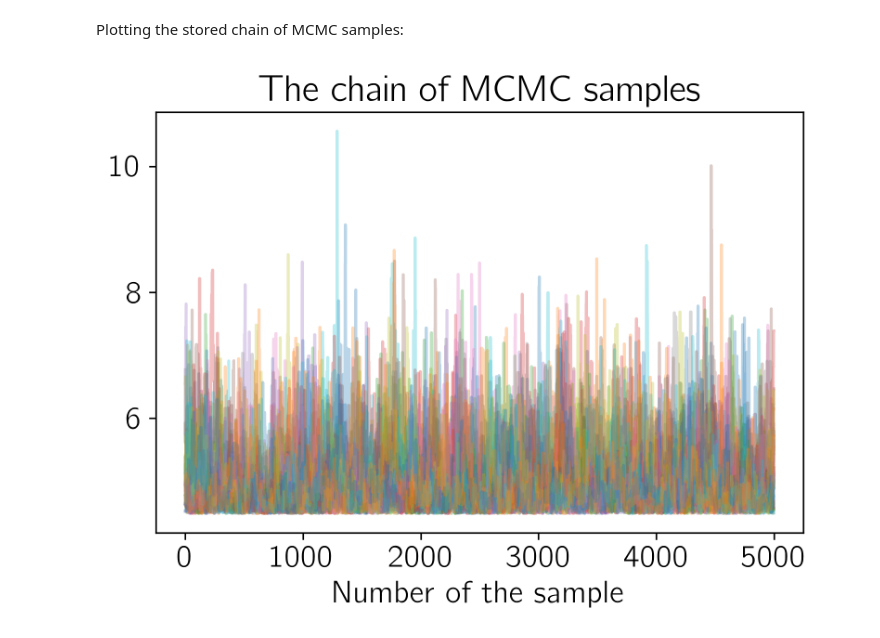
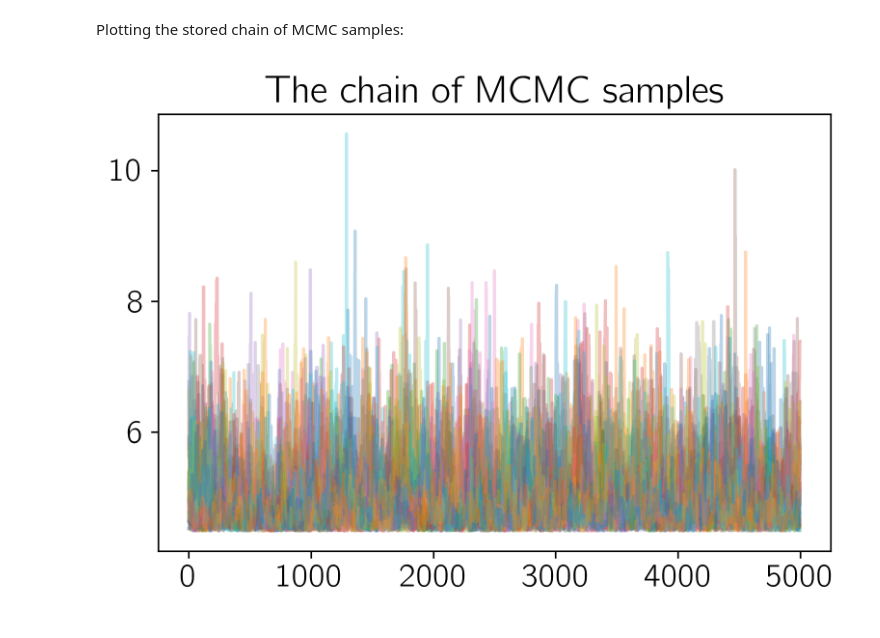
Before and after one commit to paveloom-c/C2, a Jupyter notebook: rotation/rotation.ipynb, the cells around one changed output. Cells and saved outputs as stored; diff of their text form; code cells hidden in the pictures.

```diff
--- a/rotation/rotation.ipynb
+++ b/rotation/rotation.ipynb
@@ -641,20 +641,17 @@ Plotting the stored chain of MCMC samples:
 # %%
 # Plotting the chain
 plt.plot(np.exp(sampler.chain[:, :, 2].T), alpha=0.3)
 
 # Setting title
 plt.title("The chain of MCMC samples")
-
-# Setting labels
-plt.xlabel("Number of the sample")
 
 # Saving the figure
 plt.savefig("figures/mcmc_samples_chain", bbox_inches="tight")
 
 # Showing the plot in a cell
 plt.show()
 
 # Closing the plot
 plt.close()
 # %% [output]
-[figure, old version]
+[figure, new version]
```
Also changed, not shown: parts of 2 cells of this notebook, 2 other files.
